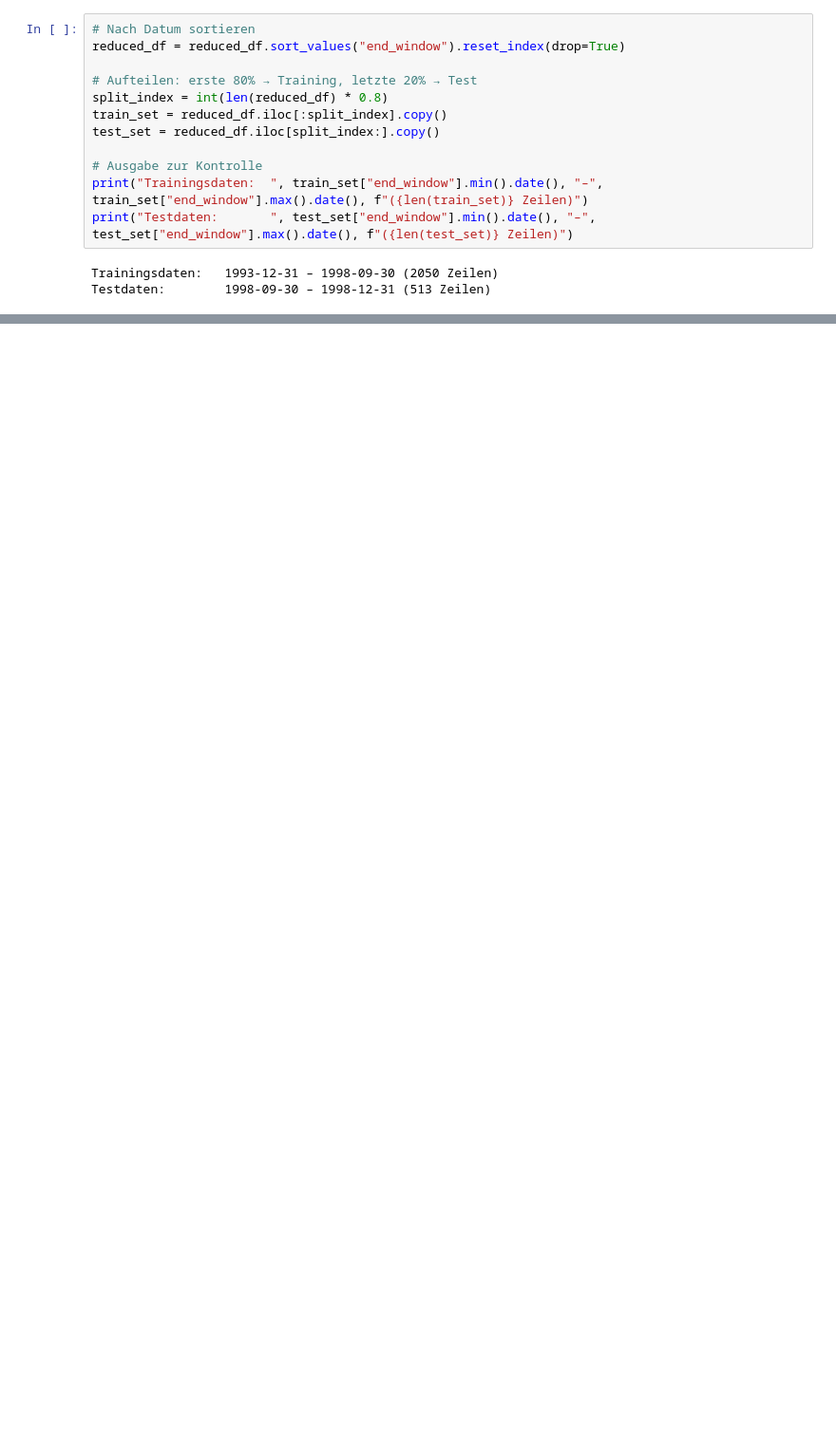
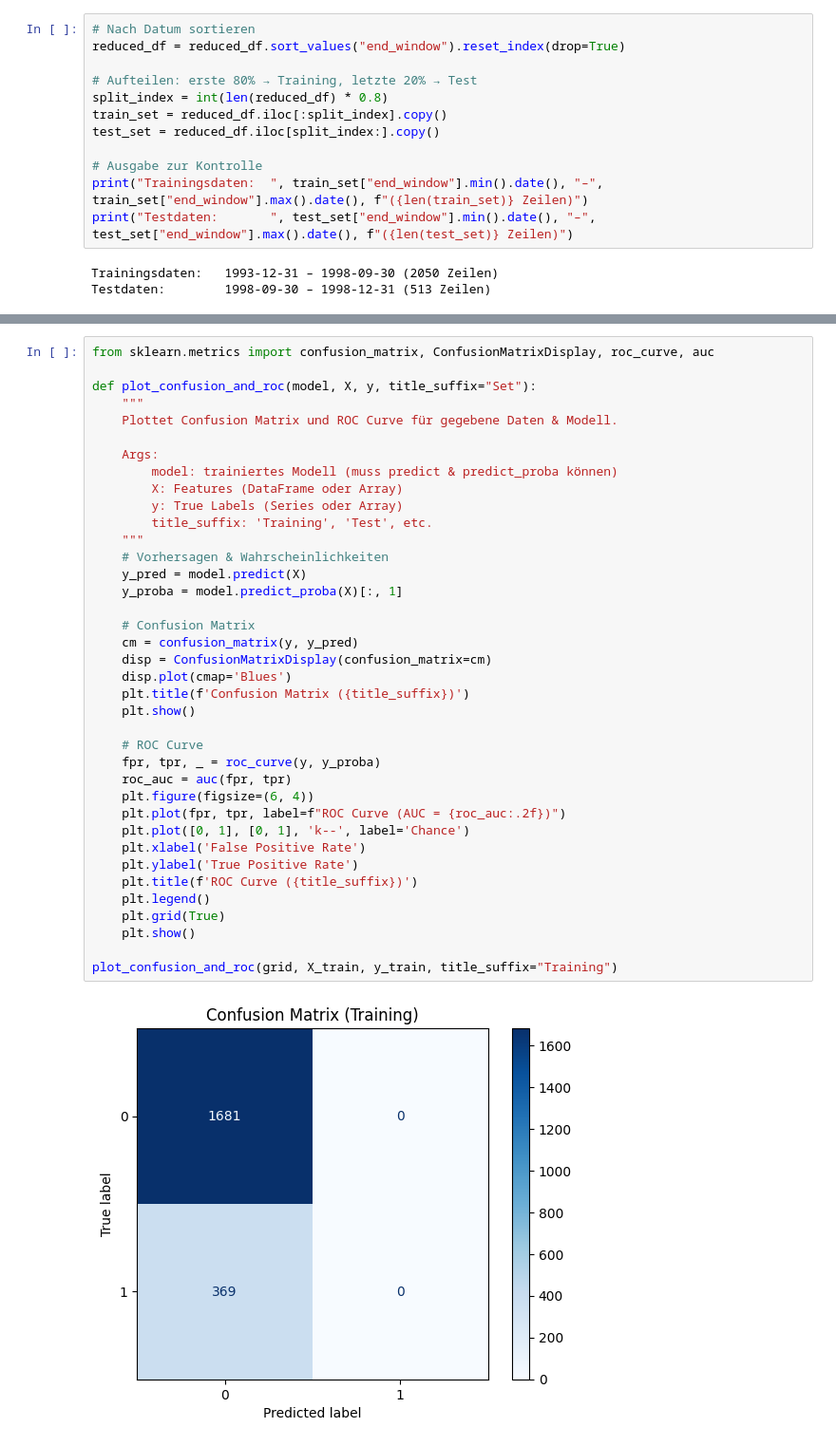
Before and after one commit to Steff72/aml_challenge, a Jupyter notebook: aml_challenge.ipynb, the cells around one changed output, grey strips where cells are left out. Shown at 95% size. Saved outputs shown, nothing was run; the diff lists cells and outputs as text; blank space fills up the shorter version.

```diff
--- a/aml_challenge.ipynb
+++ b/aml_challenge.ipynb
@@ -2196,0 +2254,40 @@ Testdaten:        1998-09-30 – 1998-12-31 (513 Zeilen)
+# %%
+from sklearn.metrics import confusion_matrix, ConfusionMatrixDisplay, roc_curve, auc
+
+def plot_confusion_and_roc(model, X, y, title_suffix="Set"):
+    """
+    Plottet Confusion Matrix und ROC Curve für gegebene Daten & Modell.
+
+    Args:
+        model: trainiertes Modell (muss predict & predict_proba können)
+        X: Features (DataFrame oder Array)
+        y: True Labels (Series oder Array)
+        title_suffix: 'Training', 'Test', etc.
+    """
+    # Vorhersagen & Wahrscheinlichkeiten
+    y_pred = model.predict(X)
+    y_proba = model.predict_proba(X)[:, 1]
+
+    # Confusion Matrix
+    cm = confusion_matrix(y, y_pred)
+    disp = ConfusionMatrixDisplay(confusion_matrix=cm)
+    disp.plot(cmap='Blues')
+    plt.title(f'Confusion Matrix ({title_suffix})')
+    plt.show()
+
+    # ROC Curve
+    fpr, tpr, _ = roc_curve(y, y_proba)
+    roc_auc = auc(fpr, tpr)
+    plt.figure(figsize=(6, 4))
+    plt.plot(fpr, tpr, label=f"ROC Curve (AUC = {roc_auc:.2f})")
+    plt.plot([0, 1], [0, 1], 'k--', label='Chance')
+    plt.xlabel('False Positive Rate')
+    plt.ylabel('True Positive Rate')
+    plt.title(f'ROC Curve ({title_suffix})')
+    plt.legend()
+    plt.grid(True)
+    plt.show()
+
+plot_confusion_and_roc(grid, X_train, y_train, title_suffix="Training")
+# %% [output]
+[figure, added]
```
Also changed, not shown: parts of 15 cells of this notebook, 4 other files.
